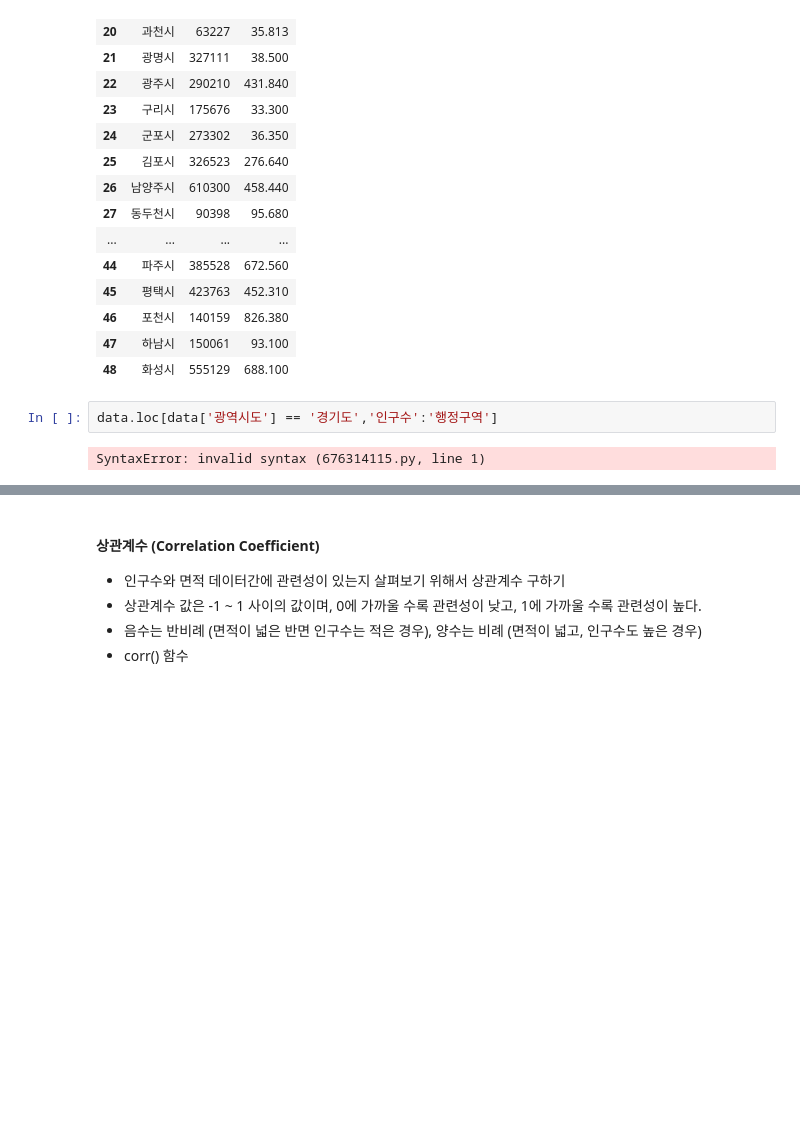
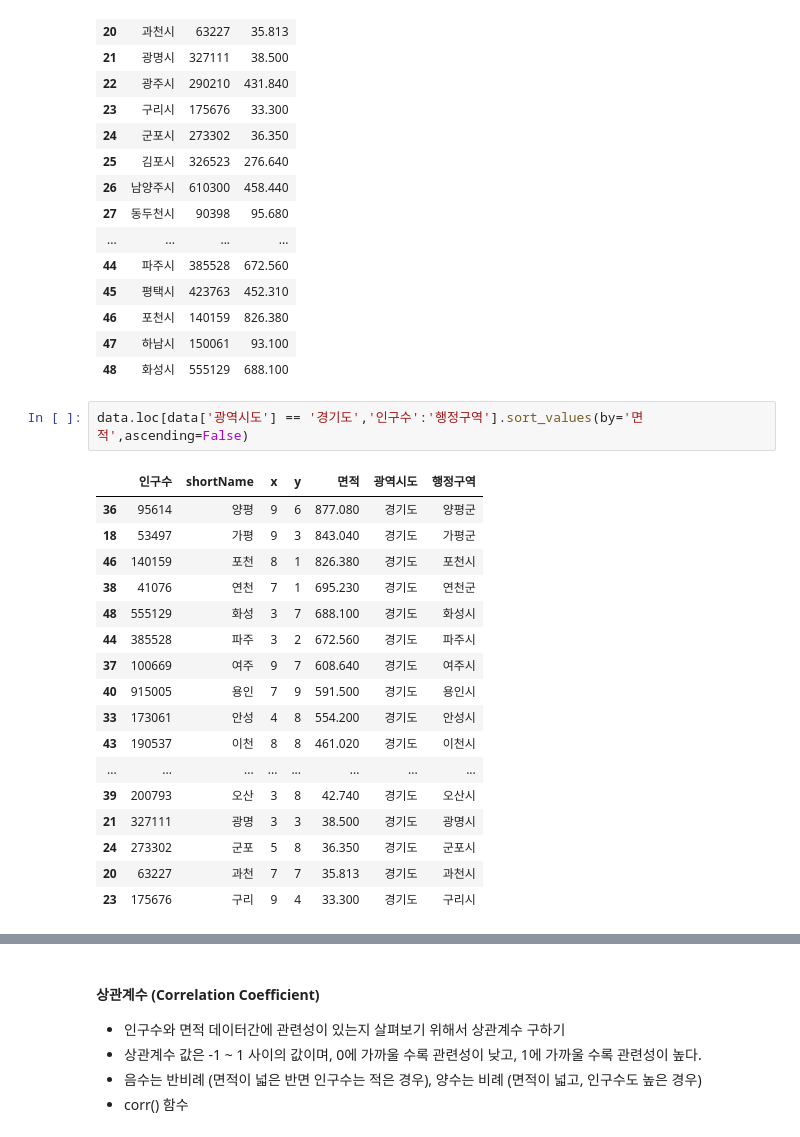
Before and after one commit to 2eeg/Python_Web_Analysis, a Jupyter notebook: 03-1.행정구역정보_분석과시각화.ipynb, the cells around one changed output, grey strips where cells are left out. Drawn from its saved outputs; the diff is of its cells as text; blank space fills up the shorter version.

```diff
--- a/03-1.행정구역정보_분석과시각화.ipynb
+++ b/03-1.행정구역정보_분석과시각화.ipynb
@@ -316,9 +316,25 @@ data.loc[data['광역시도'] == '경기도',['행정구역','인구수','면적
 | 47 | 하남시 | 150061 | 93.100 |
 | 48 | 화성시 | 555129 | 688.100 |
 # %%
-data.loc[data['광역시도'] == '경기도','인구수':'행정구역']
+data.loc[data['광역시도'] == '경기도','인구수':'행정구역'].sort_values(by='면적',ascending=False)
 # %% [output]
-SyntaxError: invalid syntax (676314115.py, line 1)
+|  | 인구수 | shortName | x | y | 면적 | 광역시도 | 행정구역 |
+| 36 | 95614 | 양평 | 9 | 6 | 877.080 | 경기도 | 양평군 |
+| 18 | 53497 | 가평 | 9 | 3 | 843.040 | 경기도 | 가평군 |
+| 46 | 140159 | 포천 | 8 | 1 | 826.380 | 경기도 | 포천시 |
+| 38 | 41076 | 연천 | 7 | 1 | 695.230 | 경기도 | 연천군 |
+| 48 | 555129 | 화성 | 3 | 7 | 688.100 | 경기도 | 화성시 |
+| 44 | 385528 | 파주 | 3 | 2 | 672.560 | 경기도 | 파주시 |
+| 37 | 100669 | 여주 | 9 | 7 | 608.640 | 경기도 | 여주시 |
+| 40 | 915005 | 용인 | 7 | 9 | 591.500 | 경기도 | 용인시 |
+| 33 | 173061 | 안성 | 4 | 8 | 554.200 | 경기도 | 안성시 |
+| 43 | 190537 | 이천 | 8 | 8 | 461.020 | 경기도 | 이천시 |
+| ... | ... | ... | ... | ... | ... | ... | ... |
+| 39 | 200793 | 오산 | 3 | 8 | 42.740 | 경기도 | 오산시 |
+| 21 | 327111 | 광명 | 3 | 3 | 38.500 | 경기도 | 광명시 |
+| 24 | 273302 | 군포 | 5 | 8 | 36.350 | 경기도 | 군포시 |
+| 20 | 63227 | 과천 | 7 | 7 | 35.813 | 경기도 | 과천시 |
+| 23 | 175676 | 구리 | 9 | 4 | 33.300 | 경기도 | 구리시 |
 # %%
 #경기도에 속한 행정구역명, 인구수, 면적 선택하기
 #data.loc[row , col]
```
Also changed, not shown: parts of 18 cells of this notebook, 1 other file.
